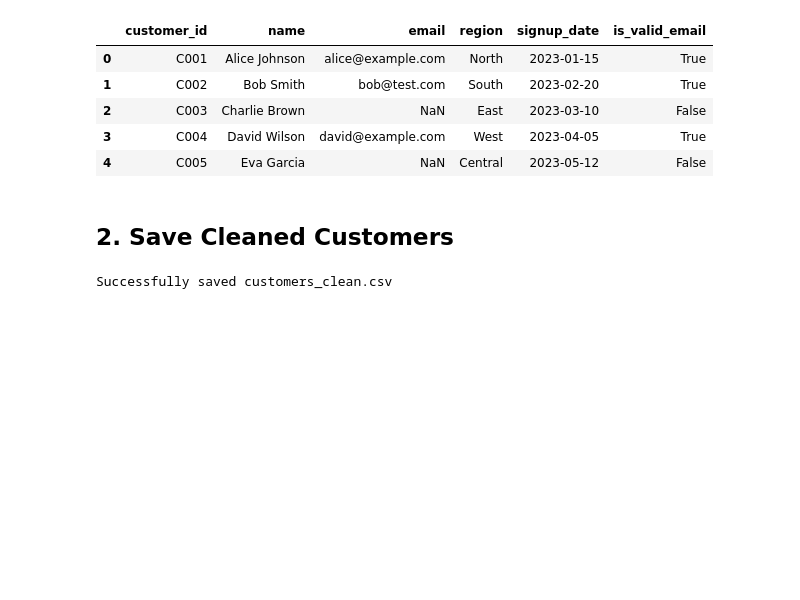
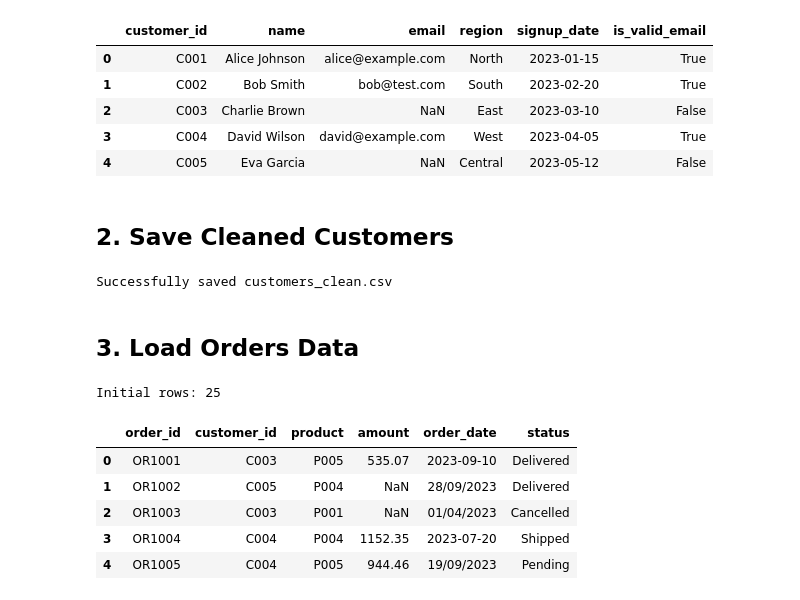
Before and after one commit to adityaraj31/Data-Insights-Pipeline, a Jupyter notebook: notebook/data_cleaning.ipynb, the cells around one changed output. Cells and saved outputs as stored; diff of their text form; code cells hidden in the pictures; blank space fills up the shorter version.

```diff
--- a/notebook/data_cleaning.ipynb
+++ b/notebook/data_cleaning.ipynb
@@ -124,3 +123,17 @@ cust_df.to_csv(DATA_DIR / 'customers_clean.csv', index=False)
 print("Successfully saved customers_clean.csv")
 # %% [output]
 Successfully saved customers_clean.csv
+# %% [markdown]
+## 3. Load Orders Data
+# %%
+orders_df = pd.read_csv(DATA_DIR / 'orders.csv')
+print(f"Initial rows: {len(orders_df)}")
+orders_df.head()
+# %% [output]
+Initial rows: 25
+|  | order_id | customer_id | product | amount | order_date | status |
+| 0 | OR1001 | C003 | P005 | 535.07 | 2023-09-10 | Delivered |
+| 1 | OR1002 | C005 | P004 | NaN | 28/09/2023 | Delivered |
+| 2 | OR1003 | C003 | P001 | NaN | 01/04/2023 | Cancelled |
+| 3 | OR1004 | C004 | P004 | 1152.35 | 2023-07-20 | Shipped |
+| 4 | OR1005 | C004 | P005 | 944.46 | 19/09/2023 | Pending |
```
Also changed, not shown: parts of 13 cells of this notebook, 3 other files.
